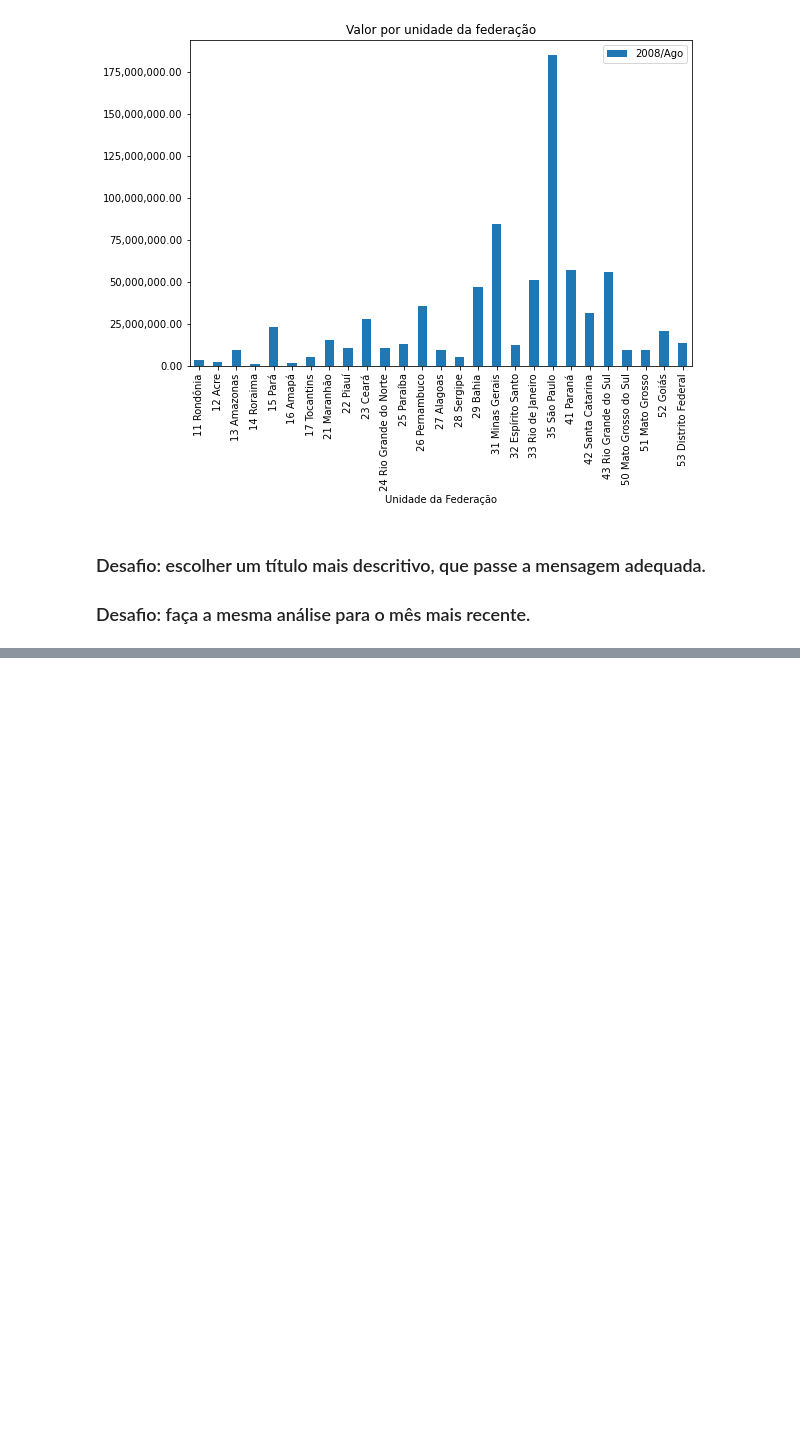
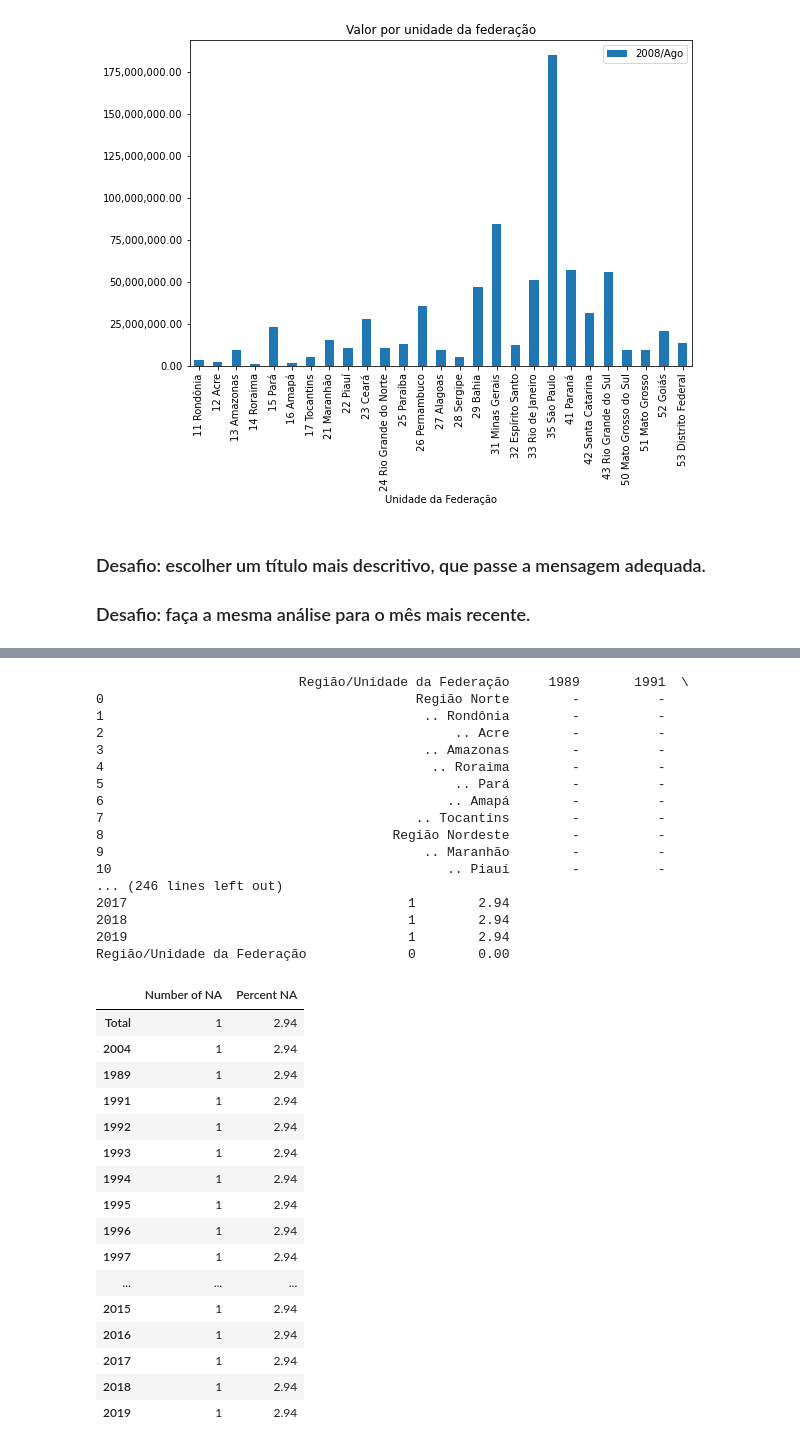
Before and after one commit to henriqlustosa/Alura_Bootcamp_Henrique, a Jupyter notebook: Agendamento_Analise.ipynb, the cells around one changed output, grey strips where cells are left out. Drawn from its saved outputs; the diff is of its cells as text; code cells hidden in the pictures; blank space fills up the shorter version.

```diff
--- a/Agendamento_Analise.ipynb
+++ b/Agendamento_Analise.ipynb
@@ -104,0 +177,37 @@ assess_NA(dados)
+# %%
+assess_NA(dados_atend)
+# %% [output]
+                          Região/Unidade da Federação     1989       1991  \
+0                                        Região Norte        -          -
+1                                         .. Rondônia        -          -
+2                                             .. Acre        -          -
+3                                         .. Amazonas        -          -
+4                                          .. Roraima        -          -
+5                                             .. Pará        -          -
+6                                            .. Amapá        -          -
+7                                        .. Tocantins        -          -
+8                                     Região Nordeste        -          -
+9                                         .. Maranhão        -          -
+10                                           .. Piauí        -          -
+... (246 lines left out)
+2017                                    1        2.94
+2018                                    1        2.94
+2019                                    1        2.94
+Região/Unidade da Federação             0        0.00
+|  | Number of NA | Percent NA |
+| Total | 1 | 2.94 |
+| 2004 | 1 | 2.94 |
+| 1989 | 1 | 2.94 |
+| 1991 | 1 | 2.94 |
+| 1992 | 1 | 2.94 |
+| 1993 | 1 | 2.94 |
+| 1994 | 1 | 2.94 |
+| 1995 | 1 | 2.94 |
+| 1996 | 1 | 2.94 |
+| 1997 | 1 | 2.94 |
+| ... | ... | ... |
+| 2015 | 1 | 2.94 |
+| 2016 | 1 | 2.94 |
+| 2017 | 1 | 2.94 |
+| 2018 | 1 | 2.94 |
+| 2019 | 1 | 2.94 |
```
Also changed, not shown: parts of 6 cells of this notebook, 4 other files.
